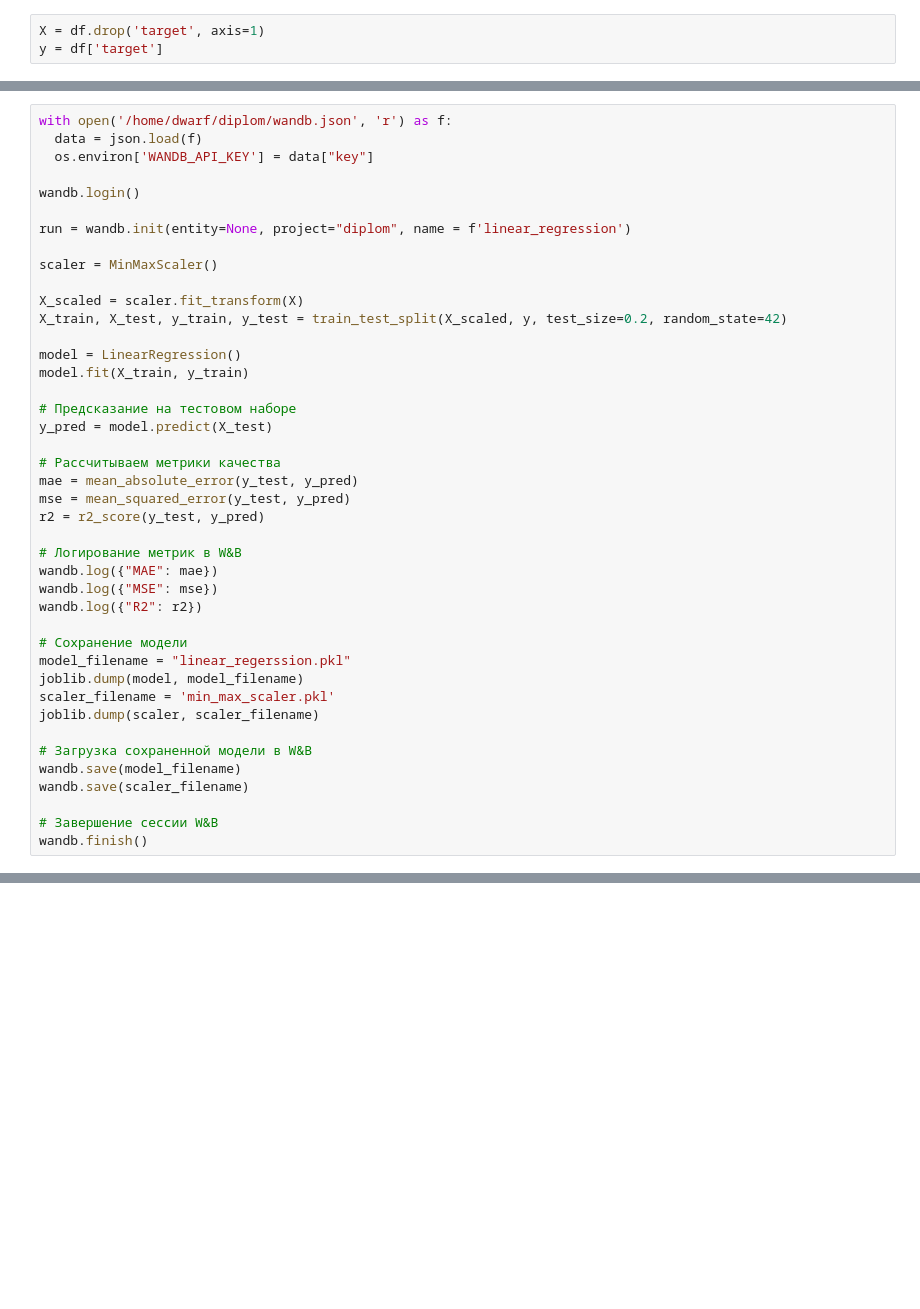
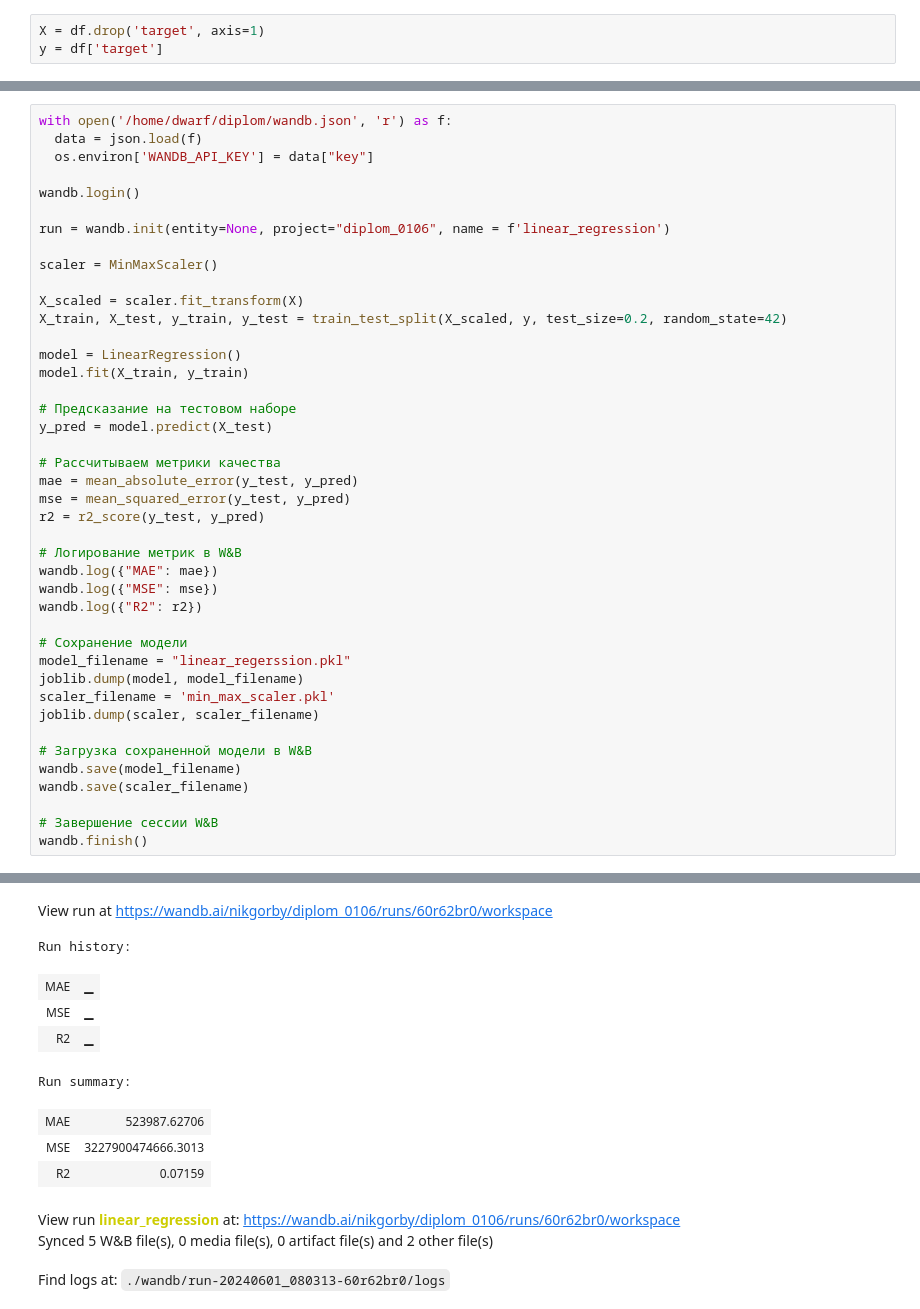
Before and after one commit to nik-gorby/diplom, a Jupyter notebook: learning.ipynb, the cells around one changed output, grey strips where cells are left out. Drawn from its saved outputs; the diff is of its cells as text; blank space fills up the shorter version.

```diff
--- a/learning.ipynb
+++ b/learning.ipynb
@@ -161,7 +207,7 @@ with open('/home/dwarf/diplom/wandb.json', 'r') as f:
 
 wandb.login()
 
-run = wandb.init(entity=None, project="diplom", name = f'linear_regression')
+run = wandb.init(entity=None, project="diplom_0106", name = f'linear_regression')
 
 scaler = MinMaxScaler()
 
@@ -196,3 +242,4 @@ wandb.save(scaler_filename)
 
 # Завершение сессии W&B
 wandb.finish()
+# %% [output]
@@ -199,3 +250,15 @@ wandb.finish()
+View run at https://wandb.ai/nikgorby/diplom_0106/runs/60r62br0/workspace
+Run history:
+| MAE | ▁ |
+| MSE | ▁ |
+| R2 | ▁ |
+Run summary:
+| MAE | 523987.62706 |
+| MSE | 3227900474666.3013 |
+| R2 | 0.07159 |
+View run linear_regression at: https://wandb.ai/nikgorby/diplom_0106/runs/60r62br0/workspace
+Synced 5 W&B file(s), 0 media file(s), 0 artifact file(s) and 2 other file(s)
+Find logs at: ./wandb/run-20240601_080313-60r62br0/logs
 # %%
 with open('/home/dwarf/diplom/wandb.json', 'r') as f:
   data = json.load(f)
```
Also changed, not shown: parts of 9 cells of this notebook, 4 other files.
